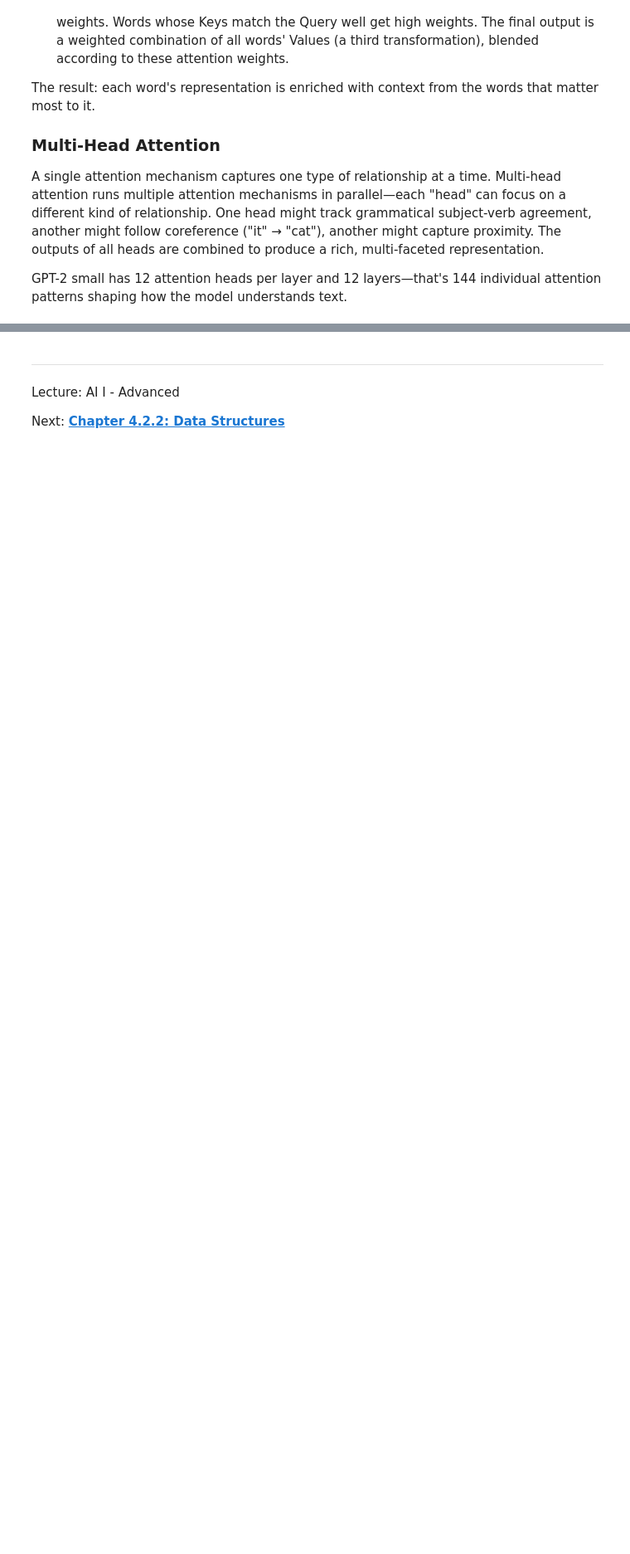
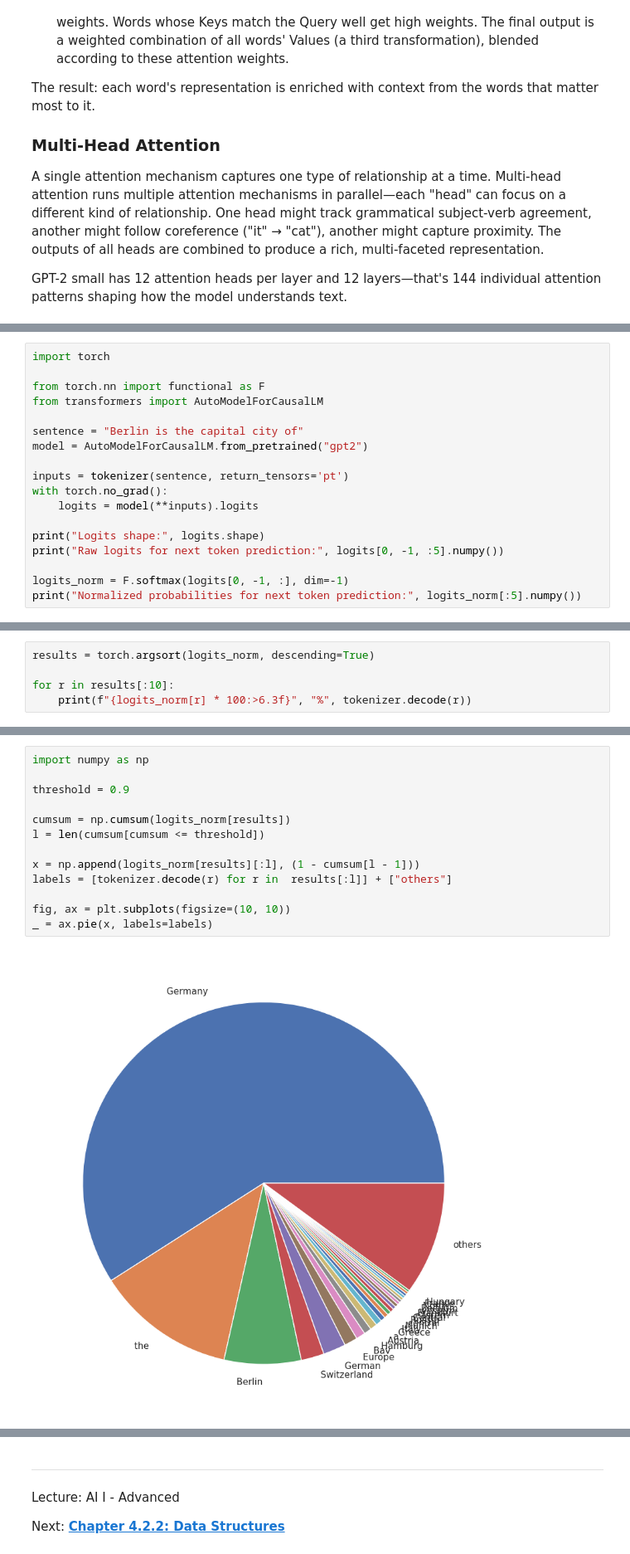
Before and after one commit to iLuckyW/lecture-ai-advanced, a Jupyter notebook: chapter/04_excursus/02_nlp/01_gpt2.ipynb, the cells around one changed output, grey strips where cells are left out. Shown at 83% size. Drawn from its saved outputs; the diff is of its cells as text; blank space fills up the shorter version.

```diff
--- a/chapter/04_excursus/02_nlp/01_gpt2.ipynb
+++ b/chapter/04_excursus/02_nlp/01_gpt2.ipynb
@@ -146,0 +205,18 @@ head_view(attention, tokens)
+# %%
+import torch
+
+from torch.nn import functional as F
+from transformers import AutoModelForCausalLM
+
+sentence = "Berlin is the capital city of"
+model = AutoModelForCausalLM.from_pretrained("gpt2")
+
+inputs = tokenizer(sentence, return_tensors='pt')
+with torch.no_grad():
+    logits = model(**inputs).logits
+
+print("Logits shape:", logits.shape)
+print("Raw logits for next token prediction:", logits[0, -1, :5].numpy())
+
+logits_norm = F.softmax(logits[0, -1, :], dim=-1)
+print("Normalized probabilities for next token prediction:", logits_norm[:5].numpy())
@@ -146,0 +227,5 @@ head_view(attention, tokens)
+# %%
+results = torch.argsort(logits_norm, descending=True)
+
+for r in results[:10]:
+    print(f"{logits_norm[r] * 100:>6.3f}", "%", tokenizer.decode(r))
@@ -146,0 +243,15 @@ head_view(attention, tokens)
+# %%
+import numpy as np
+
+threshold = 0.9
+
+cumsum = np.cumsum(logits_norm[results])
+l = len(cumsum[cumsum <= threshold])
+
+x = np.append(logits_norm[results][:l], (1 - cumsum[l - 1]))
+labels = [tokenizer.decode(r) for r in  results[:l]] + ["others"]
+
+fig, ax = plt.subplots(figsize=(10, 10))
+_ = ax.pie(x, labels=labels)
+# %% [output]
+[figure, added]
```
Also changed, not shown: parts of 14 cells of this notebook.
